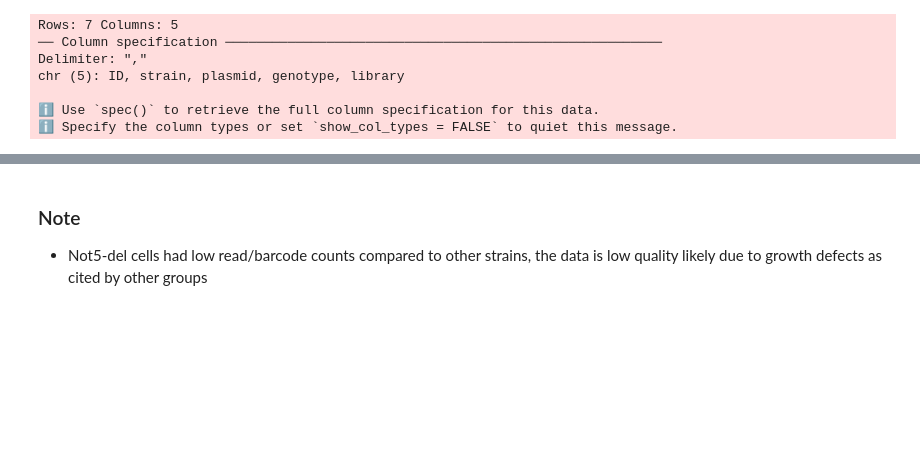
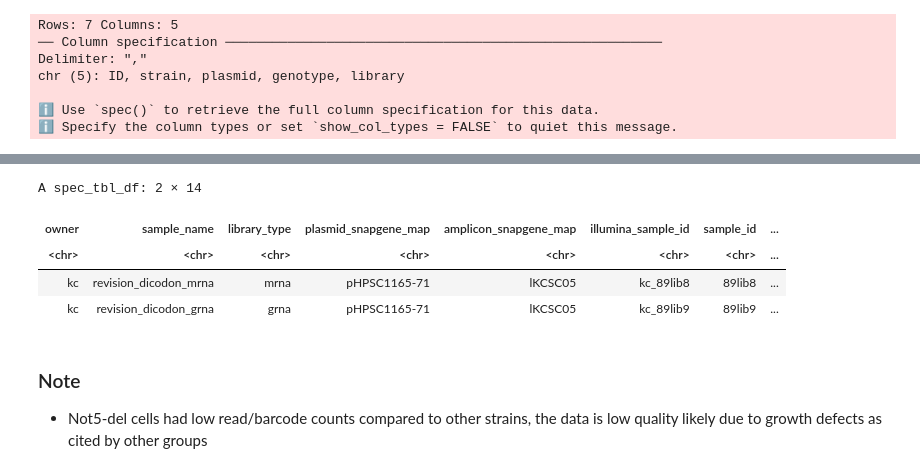
Before and after one commit to rasilab/chen_2023, a Jupyter notebook: analysis/barcodeseq/small_8xdicodon_rqcdel_mrna_grna/scripts/plot_dicodon_effects.ipynb, the cells around one changed output, grey strips where cells are left out. Saved outputs shown, nothing was run; the diff lists cells and outputs as text; code cells hidden in the pictures; blank space fills up the shorter version.

```diff
--- a/analysis/barcodeseq/small_8xdicodon_rqcdel_mrna_grna/scripts/plot_dicodon_effects.ipynb
+++ b/analysis/barcodeseq/small_8xdicodon_rqcdel_mrna_grna/scripts/plot_dicodon_effects.ipynb
@@ -152,2 +156,10 @@ A tibble: 6 × 5
+# %%
+sample_annotations
+# %% [output]
+A spec_tbl_df: 2 × 14
+| owner | sample_name | library_type | plasmid_snapgene_map | amplicon_snapgene_map | illumina_sample_id | sample_id | ... |
+| <chr> | <chr> | <chr> | <chr> | <chr> | <chr> | <chr> | ... |
+| kc | revision_dicodon_mrna | mrna | pHPSC1165-71 | lKCSC05 | kc_89lib8 | 89lib8 | ... |
+| kc | revision_dicodon_grna | grna | pHPSC1165-71 | lKCSC05 | kc_89lib9 | 89lib9 | ... |
 # %%
 barcode_insert_counts <- barcode_counts %>%
```
Also changed, not shown: parts of 9 cells of this notebook, 2 other files.
